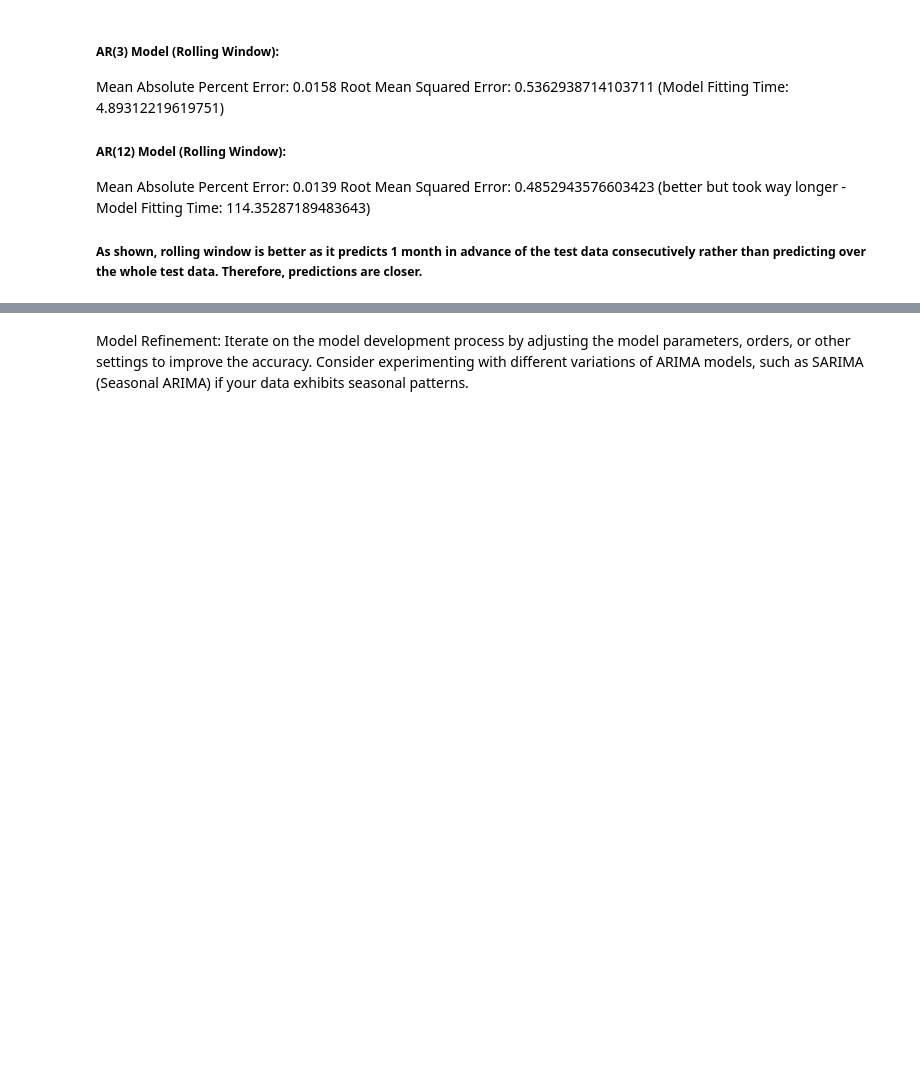
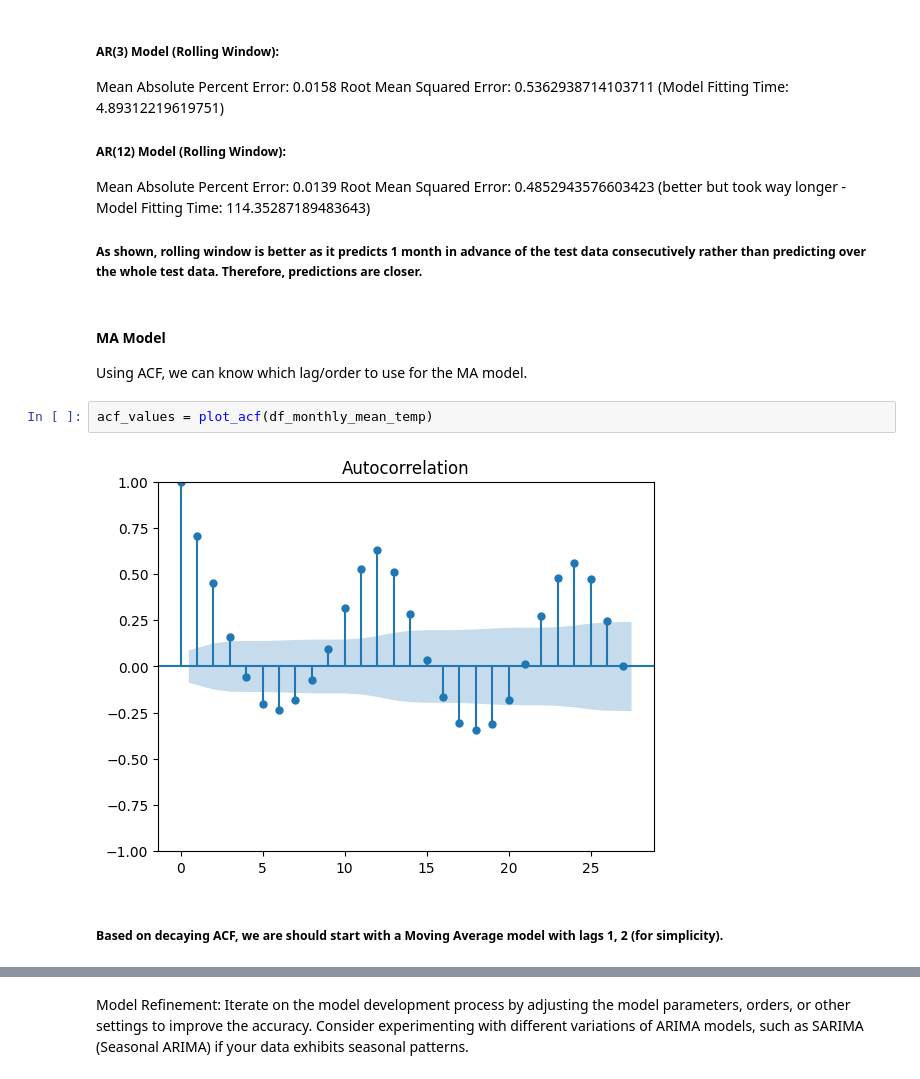
Before and after one commit to linustws/climate-prediction, a Jupyter notebook: Singapore_Weather_Prediction.ipynb, the cells around one changed output, grey strips where cells are left out. Saved outputs shown, nothing was run; the diff lists cells and outputs as text; blank space fills up the shorter version.

```diff
--- a/Singapore_Weather_Prediction.ipynb
+++ b/Singapore_Weather_Prediction.ipynb
@@ -400,3 +401,13 @@ Root Mean Squared Error: 0.4852943576603423
 (better but took way longer - Model Fitting Time: 114.35287189483643)
 
 ##### As shown, rolling window is better as it predicts 1 month in advance of the test data consecutively rather than predicting over the whole test data. Therefore, predictions are closer.
+# %% [markdown]
+#### MA Model
+
+Using ACF, we can know which lag/order to use for the MA model.
+# %%
+acf_values = plot_acf(df_monthly_mean_temp)
+# %% [output]
+[figure, added]
+# %% [markdown]
+##### Based on decaying ACF, we are should start with a Moving Average model with lags 1, 2 (for simplicity).
```
Also changed, not shown: parts of 9 cells of this notebook.
